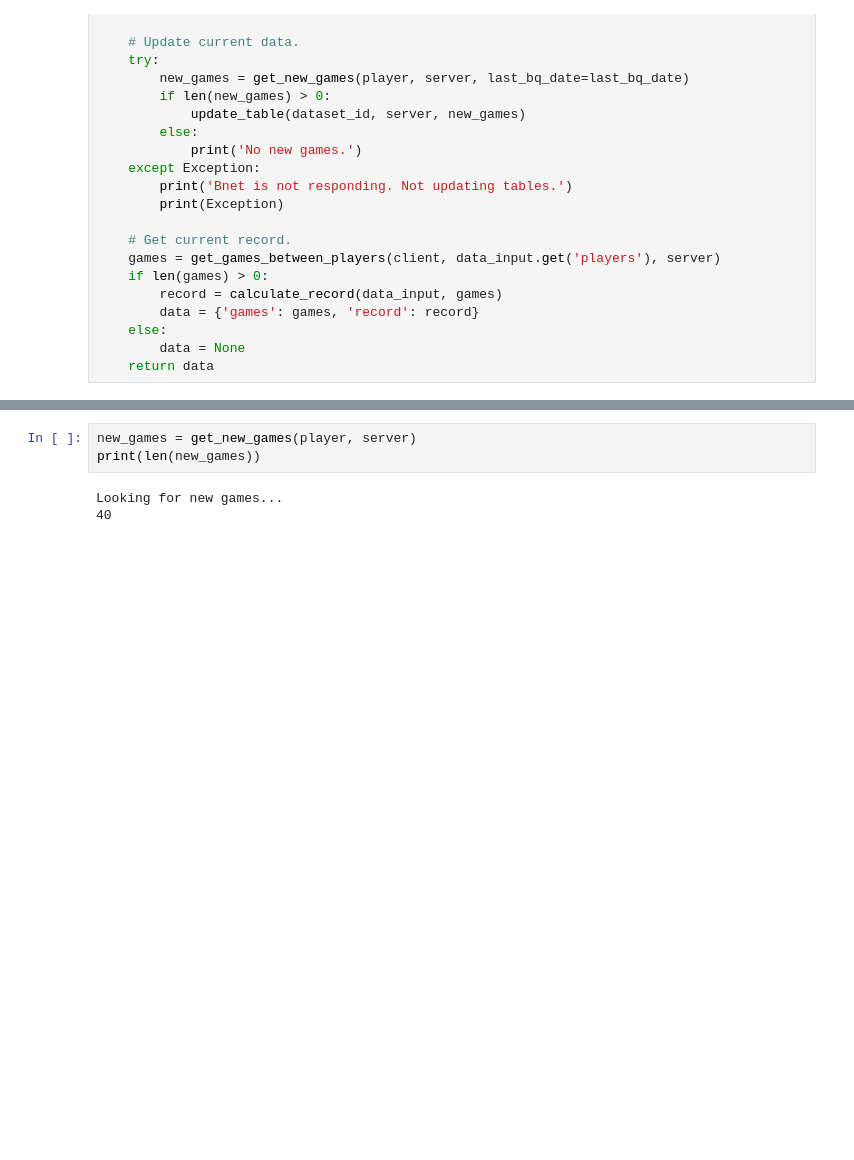
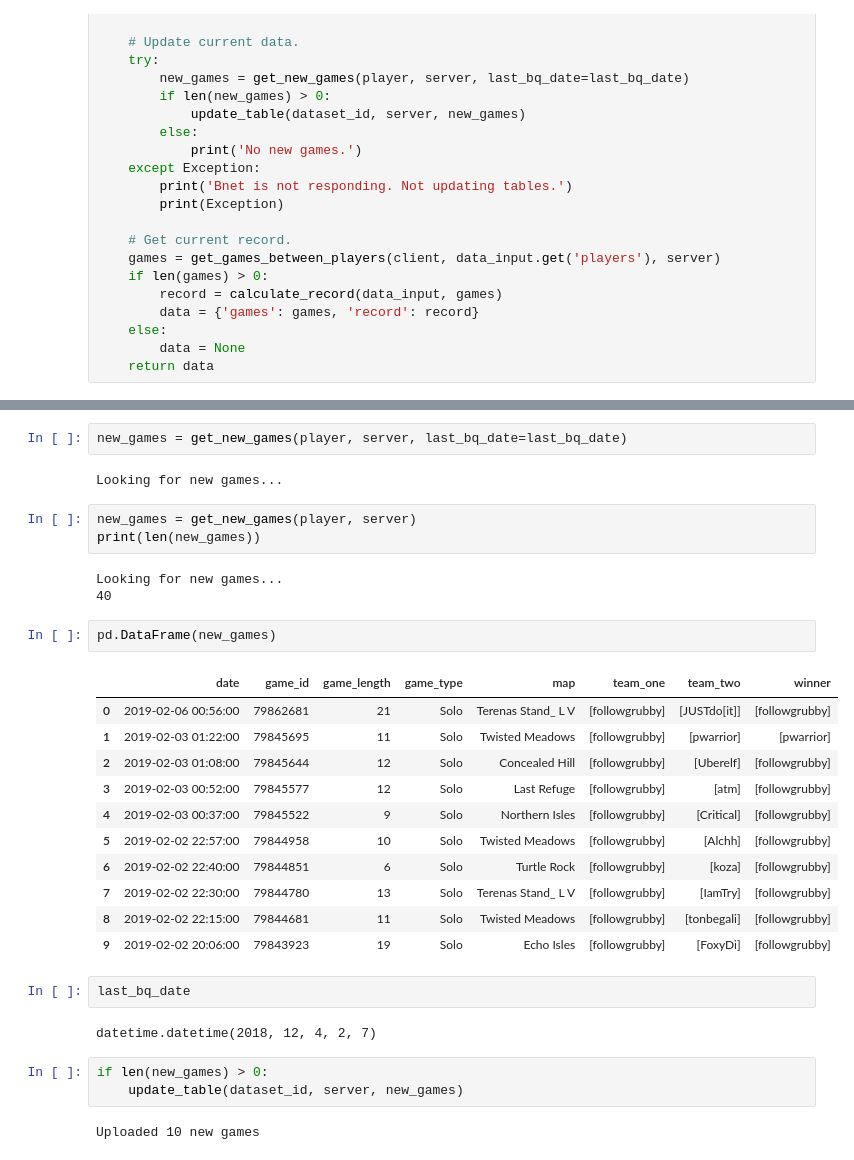
Before and after one commit to chrisdaly/wc3-bnet-scraping, a Jupyter notebook: wc3_profile_scraper/wc3_profile_scraper/DB dev.ipynb, the cells around one changed output, grey strips where cells are left out. Saved outputs shown, nothing was run; the diff lists cells and outputs as text; blank space fills up the shorter version.

```diff
--- a/wc3_profile_scraper/wc3_profile_scraper/DB dev.ipynb
+++ b/wc3_profile_scraper/wc3_profile_scraper/DB dev.ipynb
@@ -261,6 +257,33 @@ KeyboardInterrupt:
+# %%
+new_games = get_new_games(player, server, last_bq_date=last_bq_date)
+# %% [output]
+Looking for new games...
 # %%
 new_games = get_new_games(player, server)
 print(len(new_games))
 # %% [output]
 Looking for new games...
 40
+# %%
+pd.DataFrame(new_games)
+# %% [output]
+|  | date | game_id | game_length | game_type | map | team_one | team_two | winner |
+| 0 | 2019-02-06 00:56:00 | 79862681 | 21 | Solo | Terenas Stand_ L V | [followgrubby] | [JUSTdo[it]] | [followgrubby] |
+| 1 | 2019-02-03 01:22:00 | 79845695 | 11 | Solo | Twisted Meadows | [followgrubby] | [pwarrior] | [pwarrior] |
+| 2 | 2019-02-03 01:08:00 | 79845644 | 12 | Solo | Concealed Hill | [followgrubby] | [Uberelf] | [followgrubby] |
+| 3 | 2019-02-03 00:52:00 | 79845577 | 12 | Solo | Last Refuge | [followgrubby] | [atm] | [followgrubby] |
+| 4 | 2019-02-03 00:37:00 | 79845522 | 9 | Solo | Northern Isles | [followgrubby] | [Critical] | [followgrubby] |
+| 5 | 2019-02-02 22:57:00 | 79844958 | 10 | Solo | Twisted Meadows | [followgrubby] | [Alchh] | [followgrubby] |
+| 6 | 2019-02-02 22:40:00 | 79844851 | 6 | Solo | Turtle Rock | [followgrubby] | [koza] | [followgrubby] |
+| 7 | 2019-02-02 22:30:00 | 79844780 | 13 | Solo | Terenas Stand_ L V | [followgrubby] | [IamTry] | [followgrubby] |
+| 8 | 2019-02-02 22:15:00 | 79844681 | 11 | Solo | Twisted Meadows | [followgrubby] | [tonbegali] | [followgrubby] |
+| 9 | 2019-02-02 20:06:00 | 79843923 | 19 | Solo | Echo Isles | [followgrubby] | [FoxyDi] | [followgrubby] |
+# %%
+last_bq_date
+# %% [output]
+datetime.datetime(2018, 12, 4, 2, 7)
+# %%
+if len(new_games) > 0:
+    update_table(dataset_id, server, new_games)
+# %% [output]
+Uploaded 10 new games
```
Also changed, not shown: parts of 5 cells of this notebook, 9 other files.
